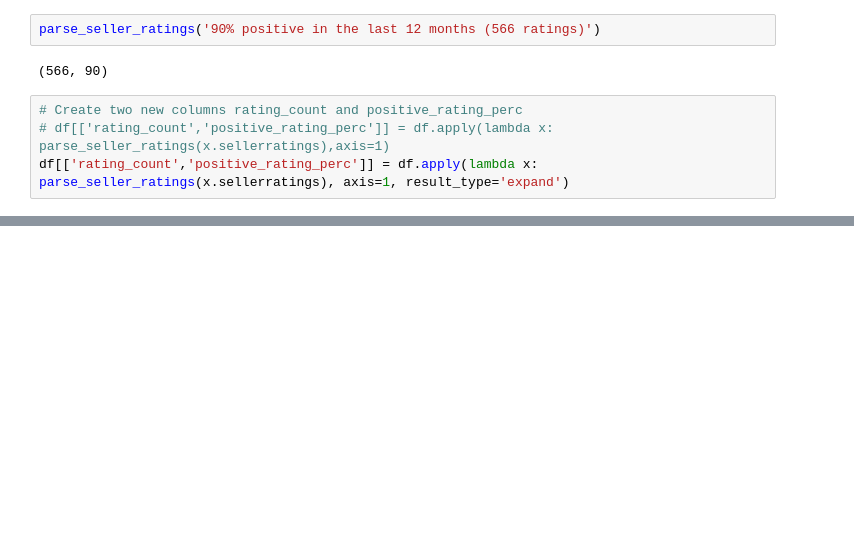
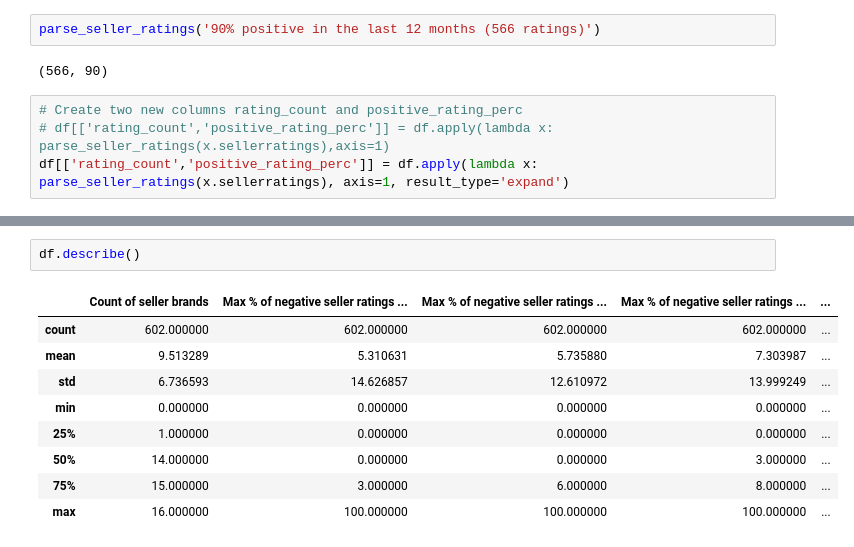
Before and after one commit to gamebusterz/razorgroup-assignment, a Jupyter notebook: razor.ipynb, the cells around one changed output, grey strips where cells are left out. Drawn from its saved outputs; the diff is of its cells as text; blank space fills up the shorter version.

```diff
--- a/razor.ipynb
+++ b/razor.ipynb
@@ -131,0 +291,12 @@ df.head(5)
+# %%
+df.describe()
+# %% [output]
+|  | Count of seller brands | Max % of negative seller ratings ... | Max % of negative seller ratings ... | Max % of negative seller ratings ... | ... |
+| count | 602.000000 | 602.000000 | 602.000000 | 602.000000 | ... |
+| mean | 9.513289 | 5.310631 | 5.735880 | 7.303987 | ... |
+| std | 6.736593 | 14.626857 | 12.610972 | 13.999249 | ... |
+| min | 0.000000 | 0.000000 | 0.000000 | 0.000000 | ... |
+| 25% | 1.000000 | 0.000000 | 0.000000 | 0.000000 | ... |
+| 50% | 14.000000 | 0.000000 | 0.000000 | 3.000000 | ... |
+| 75% | 15.000000 | 3.000000 | 6.000000 | 8.000000 | ... |
+| max | 16.000000 | 100.000000 | 100.000000 | 100.000000 | ... |
```
Also changed, not shown: parts of 30 cells of this notebook, 1 other file.
